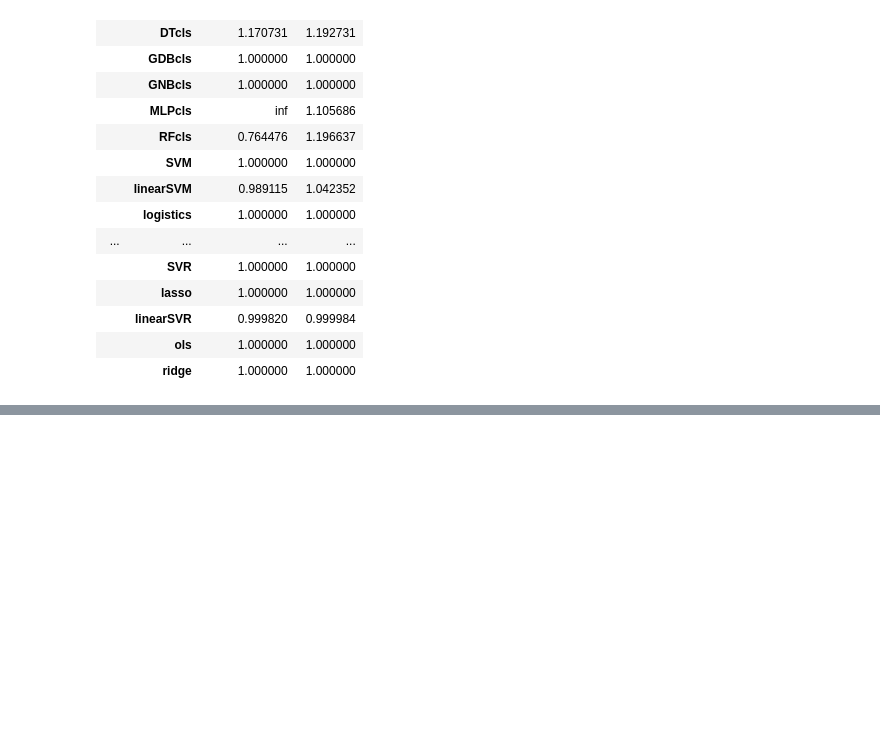
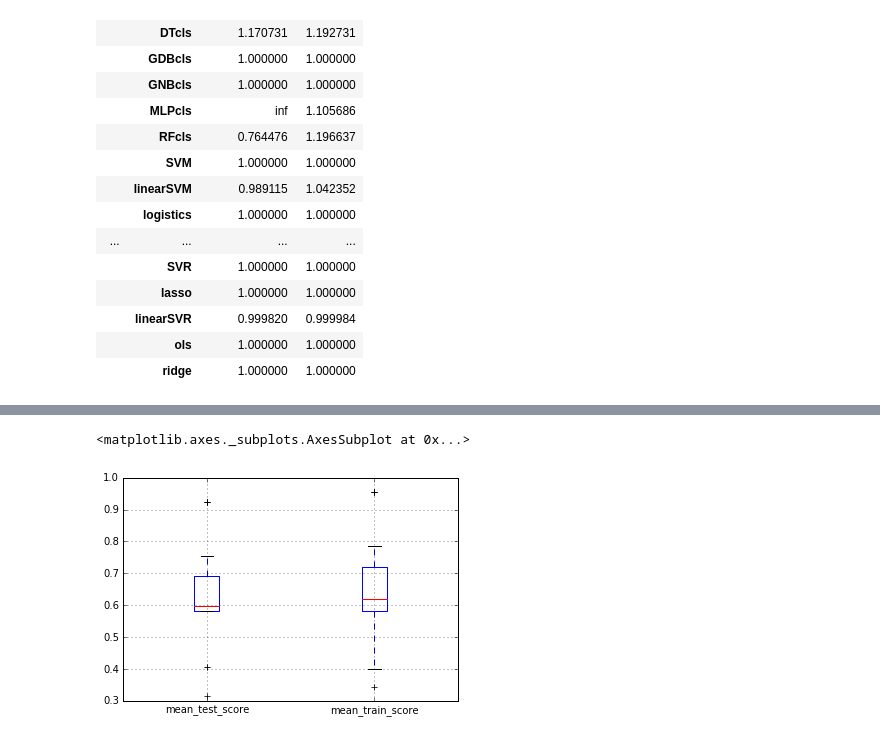
Before and after one commit to JHWu92/Cycling_safety, a Jupyter notebook: open_data_analysis/DEV-ML sk_ml.ipynb, the cells around one changed output, grey strips where cells are left out. Cells and saved outputs as stored; diff of their text form; code cells hidden in the pictures; blank space fills up the shorter version.

```diff
--- a/open_data_analysis/DEV-ML sk_ml.ipynb
+++ b/open_data_analysis/DEV-ML sk_ml.ipynb
@@ -84,0 +94,5 @@ a
+# %%
+vis_grid_cv_one_model('data/cross_validation/cv_5_model_ADAcls.csv')
+# %% [output]
+<matplotlib.axes._subplots.AxesSubplot at 0x...>
+[figure, added]
```
Also changed, not shown: parts of 4 cells of this notebook, 1 other file.
